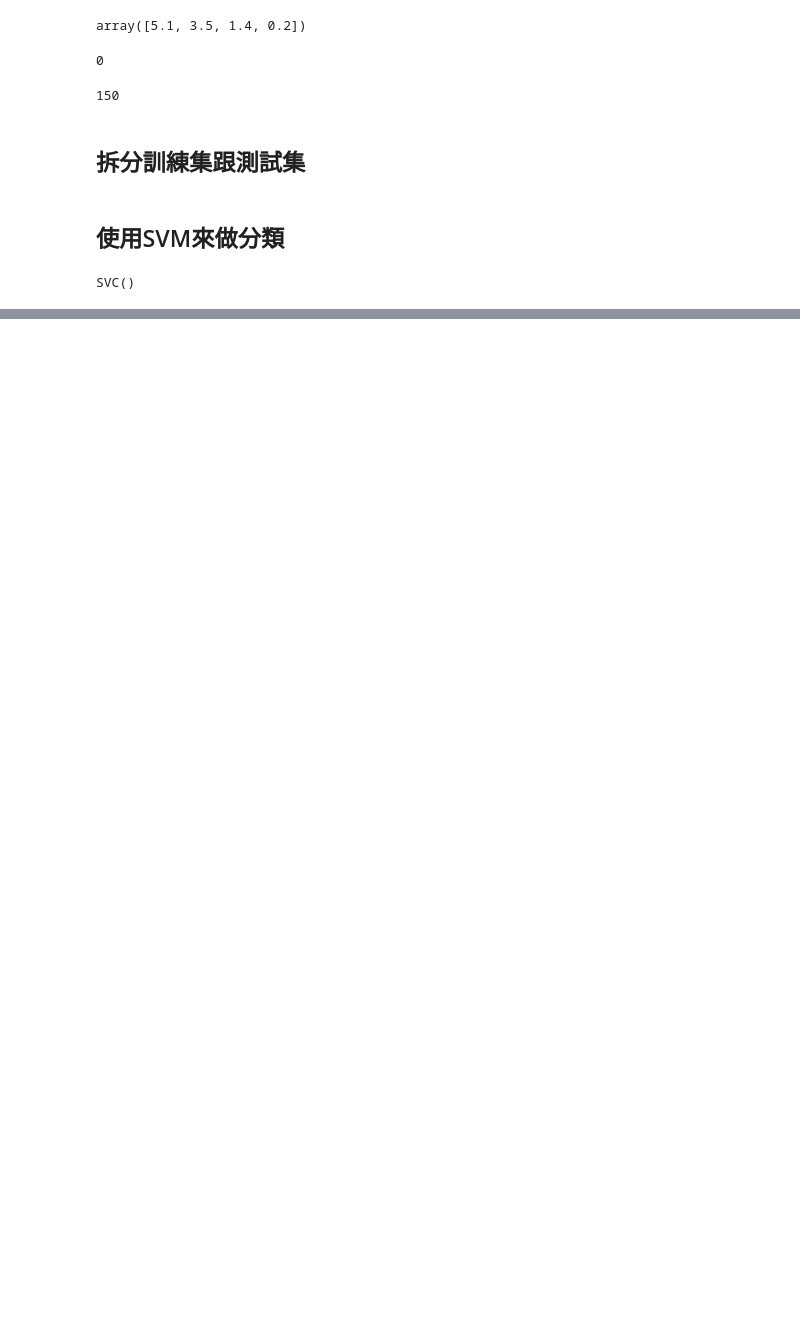
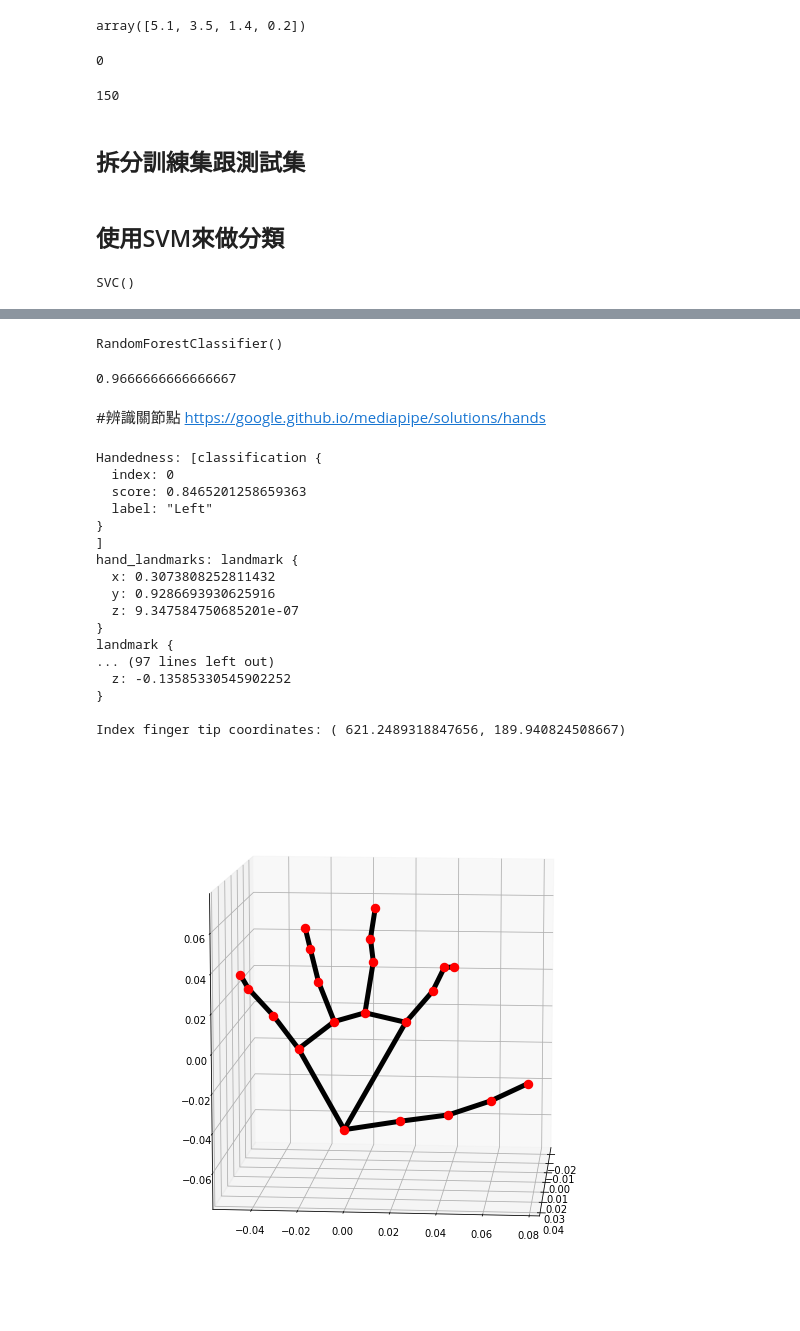
Before and after one commit to tomtmot/20220702_python, a Jupyter notebook: 20220730_Tom.ipynb, the cells around one changed output, grey strips where cells are left out. Cells and saved outputs as stored; diff of their text form; code cells hidden in the pictures; blank space fills up the shorter version.

```diff
--- a/20220730_Tom.ipynb
+++ b/20220730_Tom.ipynb
@@ -214,0 +230,13 @@ array([2, 1, 1, 2, 1, 1, 2, 2, 2, 2, 0, 2, 1, 1, 2, 1, 2, 2, 0, 1, 0, 2,
+# %%
+#3. 訓練模型
+clf2.fit(X_train,y_train)
+# %% [output]
+RandomForestClassifier()
+# %%
+#4. 使用模型
+clf2.score(X_test,y_test)
+# %% [output]
+0.9666666666666667
+# %% [markdown]
+#辨識關節點
+https://google.github.io/mediapipe/solutions/hands
@@ -214,0 +245,66 @@ array([2, 1, 1, 2, 1, 1, 2, 2, 2, 2, 0, 2, 1, 1, 2, 1, 2, 2, 0, 1, 0, 2,
+# %%
+import cv2
+import mediapipe as mp
+mp_drawing = mp.solutions.drawing_utils
+mp_drawing_styles = mp.solutions.drawing_styles
+mp_hands = mp.solutions.hands
+
+# For static images:
+IMAGE_FILES = ["hand.jpg"]
+with mp_hands.Hands(
+    static_image_mode=True,
+    max_num_hands=2,
+    min_detection_confidence=0.5) as hands:
+  for idx, file in enumerate(IMAGE_FILES):
+    # Read an image, flip it around y-axis for correct handedness output (see
+    # above).
+    image = cv2.flip(cv2.imread(file), 1)
+    # Convert the BGR image to RGB before processing.
+    results = hands.process(cv2.cvtColor(image, cv2.COLOR_BGR2RGB))
+
+    # Print handedness and draw hand landmarks on the image.
+    print('Handedness:', results.multi_handedness)
+    if not results.multi_hand_landmarks:
+      continue
+    image_height, image_width, _ = image.shape
+    annotated_image = image.copy()
+    for hand_landmarks in results.multi_hand_landmarks:
+      print('hand_landmarks:', hand_landmarks)
+      print(
+          f'Index finger tip coordinates: (',
+          f'{hand_landmarks.landmark[mp_hands.HandLandmark.INDEX_FINGER_TIP].x * image_width}, '
+          f'{hand_landmarks.landmark[mp_hands.HandLandmark.INDEX_FINGER_TIP].y * image_height})'
+      )
+      mp_drawing.draw_landmarks(
+          annotated_image,
+          hand_landmarks,
+          mp_hands.HAND_CONNECTIONS,
+          mp_drawing_styles.get_default_hand_landmarks_style(),
+          mp_drawing_styles.get_default_hand_connections_style())
+    cv2.imwrite(
+        '/tmp/annotated_image' + str(idx) + '.png', cv2.flip(annotated_image, 1))
+    # Draw hand world landmarks.
+    if not results.multi_hand_world_landmarks:
+      continue
+    for hand_world_landmarks in results.multi_hand_world_landmarks:
+      mp_drawing.plot_landmarks(
+        hand_world_landmarks, mp_hands.HAND_CONNECTIONS, azimuth=5)
+# %% [output]
+Handedness: [classification {
+  index: 0
+  score: 0.8465201258659363
+  label: "Left"
+}
+]
+hand_landmarks: landmark {
+  x: 0.3073808252811432
+  y: 0.9286693930625916
+  z: 9.347584750685201e-07
+}
+landmark {
+... (97 lines left out)
+  z: -0.13585330545902252
+}
+
+Index finger tip coordinates: ( 621.2489318847656, 189.940824508667)
+[figure, added]
```
Also changed, not shown: parts of 11 cells of this notebook.
